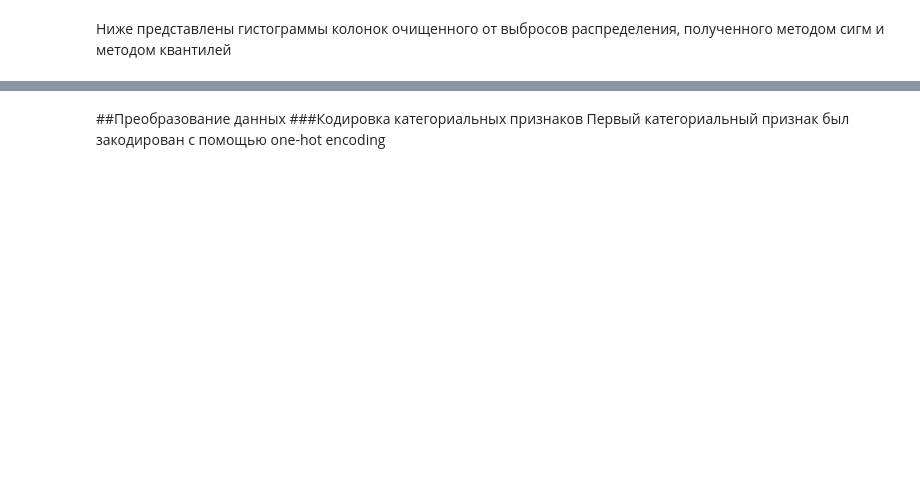
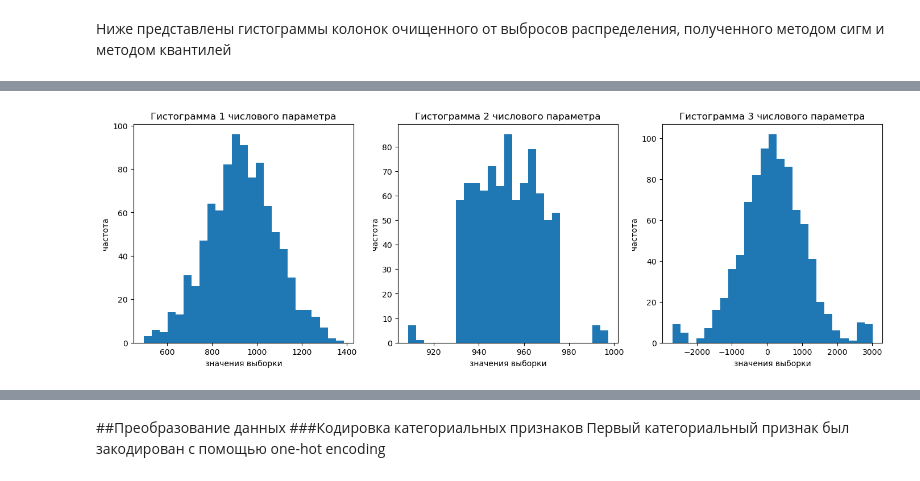
Before and after one commit to fongradnastya/data_analysis_1, a Jupyter notebook: notebooks/work1.ipynb, the cells around one changed output, grey strips where cells are left out. Drawn from its saved outputs; the diff is of its cells as text; code cells hidden in the pictures; blank space fills up the shorter version.

```diff
--- a/notebooks/work1.ipynb
+++ b/notebooks/work1.ipynb
@@ -260 +225,5 @@ build_three_hists(frame_quantile, NUMERIC)
+# %%
+build_three_hists(frame_sigma, NUMERIC)
+# %% [output]
+[figure, added]
 # %%
```
Also changed, not shown: parts of 29 cells of this notebook, 1 other file.
